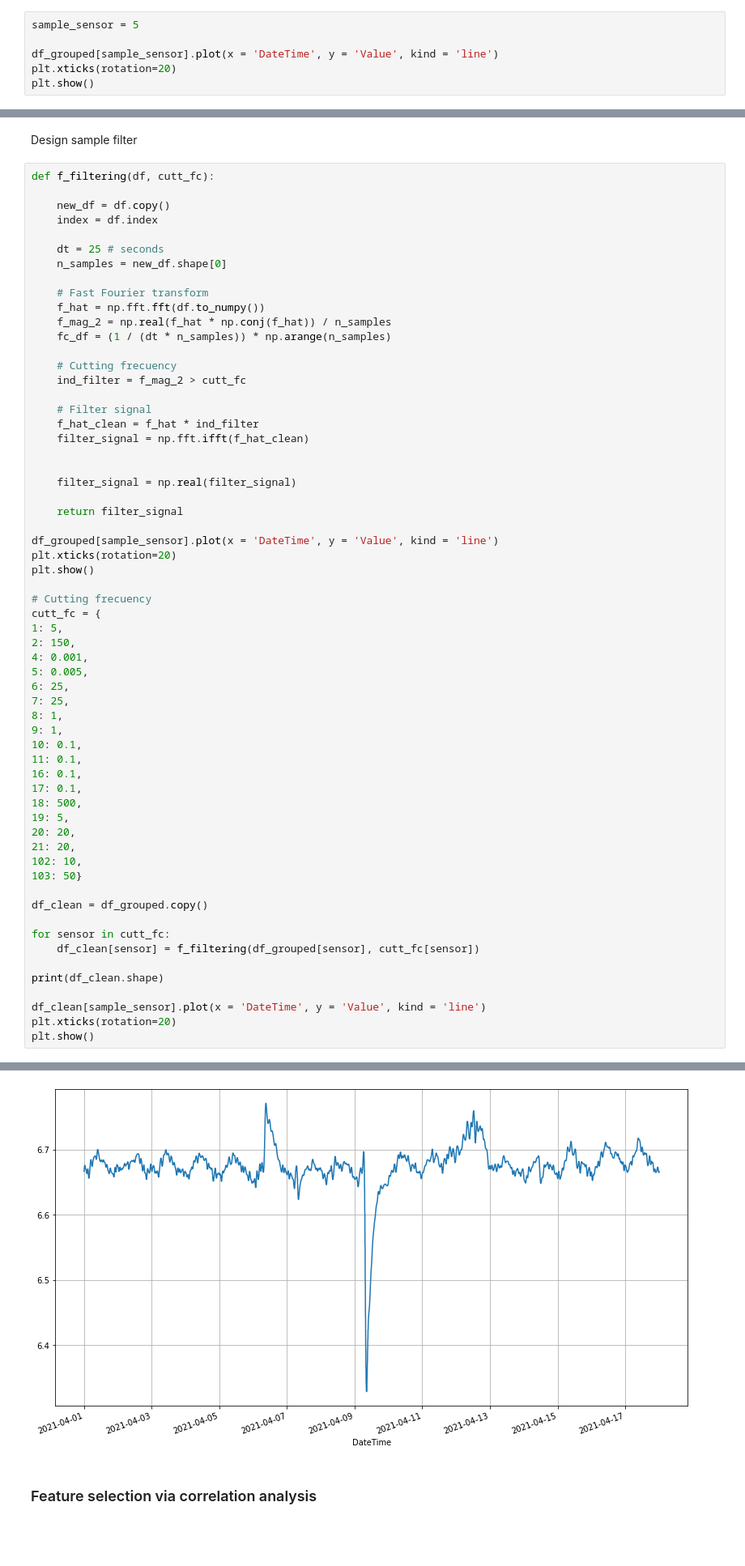
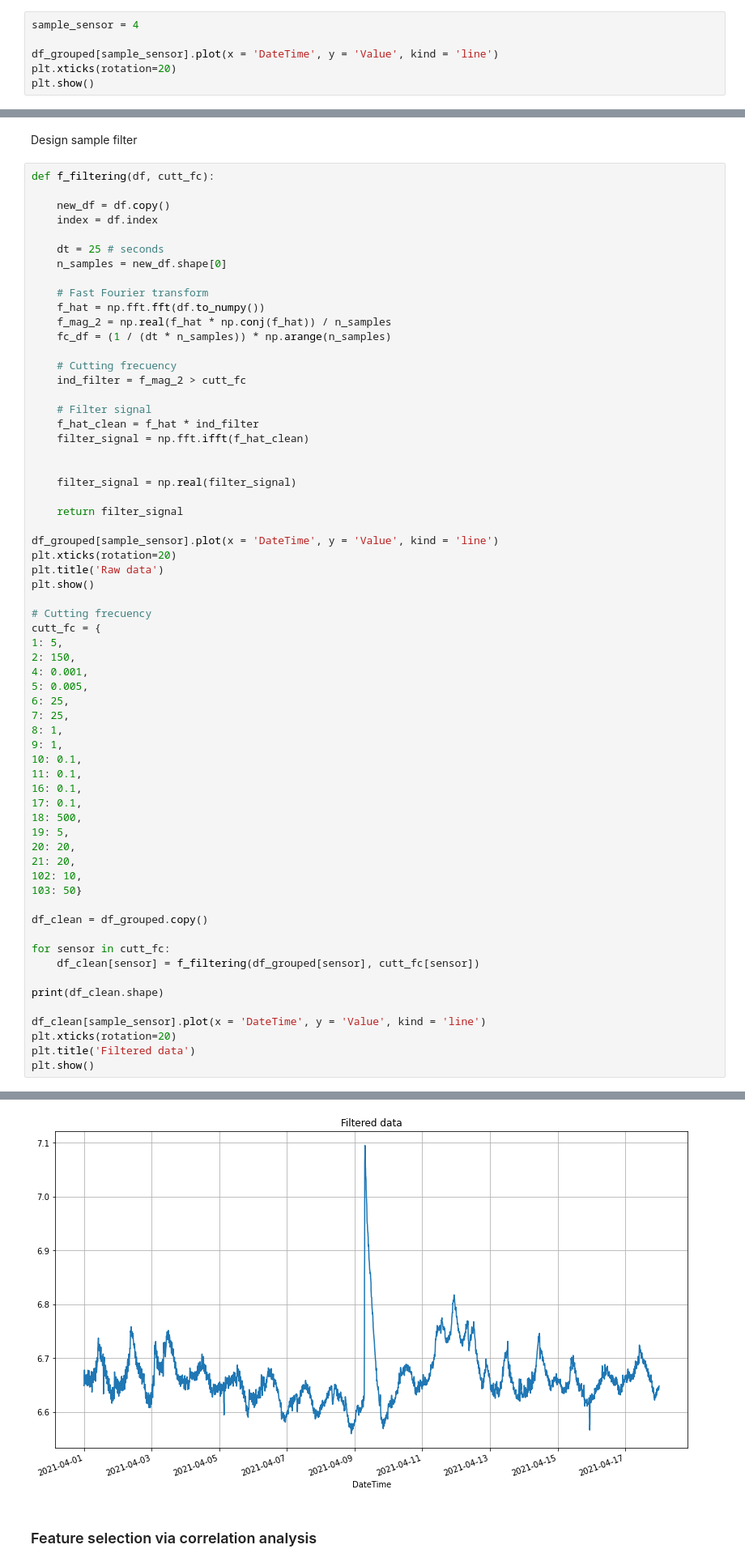
Before and after one commit to dccartagena/RNN_Aquaponics, a Jupyter notebook: notebook.ipynb, the cells around one changed output, grey strips where cells are left out. Shown at 81% size. Saved outputs shown, nothing was run; the diff lists cells and outputs as text; blank space fills up the shorter version.

```diff
--- a/notebook.ipynb
+++ b/notebook.ipynb
@@ -68,7 +68,7 @@ DateTime
 # %% [markdown]
 Data visualization
 # %%
-sample_sensor = 5
+sample_sensor = 4
 
 df_grouped[sample_sensor].plot(x = 'DateTime', y = 'Value', kind = 'line')
 plt.xticks(rotation=20)
@@ -159,6 +161,7 @@ def f_filtering(df, cutt_fc):
 
 df_grouped[sample_sensor].plot(x = 'DateTime', y = 'Value', kind = 'line')
 plt.xticks(rotation=20)
+plt.title('Raw data')
 plt.show()
 
 # Cutting frecuency
@@ -191,5 +194,6 @@ print(df_clean.shape)
 
 df_clean[sample_sensor].plot(x = 'DateTime', y = 'Value', kind = 'line')
 plt.xticks(rotation=20)
+plt.title('Filtered data')
 plt.show()
 # %% [output]
@@ -197,5 +201,5 @@ plt.show()
 (28636, 46)
-[figure, old version]
+[figure, new version]
 # %% [markdown]
 ### Feature selection via correlation analysis
 # %%
```
Also changed, not shown: parts of 17 cells of this notebook.
